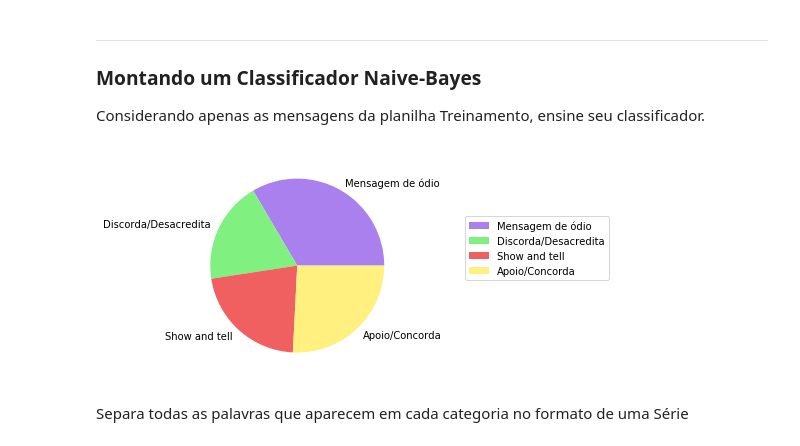
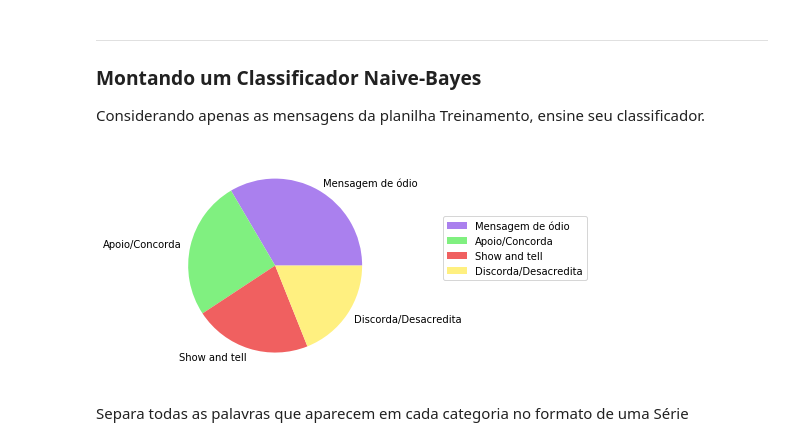
Before and after one commit to VonIgnia/CD2020-Projeto1, a Jupyter notebook: Projeto1_Classificador_layout_final.ipynb, the cells around one changed output. Drawn from its saved outputs; the diff is of its cells as text; code cells hidden in the pictures.

```diff
--- a/Projeto1_Classificador_layout_final.ipynb
+++ b/Projeto1_Classificador_layout_final.ipynb
@@ -127,13 +127,13 @@ prob_odeia_a_priori = freq_relativas[2]
 prob_discorda_a_priori = freq_relativas[3]
 # %%
 #Como facilita a vizualização e como engenheiros gostam aqui temos um gráfico
-plt.pie(treino["Opinião Pública"].value_counts(sort=False),
-    labels=treino["Opinião Pública"].value_counts(sort=False).index,
+plt.pie(treino["Opinião Pública"].value_counts(),
+    labels=treino["Opinião Pública"].value_counts().index,
     colors=["#AA80EE","#80F080","#F06060","#FFF080"]);
 plt.legend(bbox_to_anchor=(1.25, 0.75,0.25,0))
 plt.show()
 # %% [output]
-[figure, old version]
+[figure, new version]
 # %% [markdown]
 Separa todas as palavras que aparecem em cada categoria no formato de uma Série
 # %%
```
Also changed, not shown: parts of 11 cells of this notebook.
